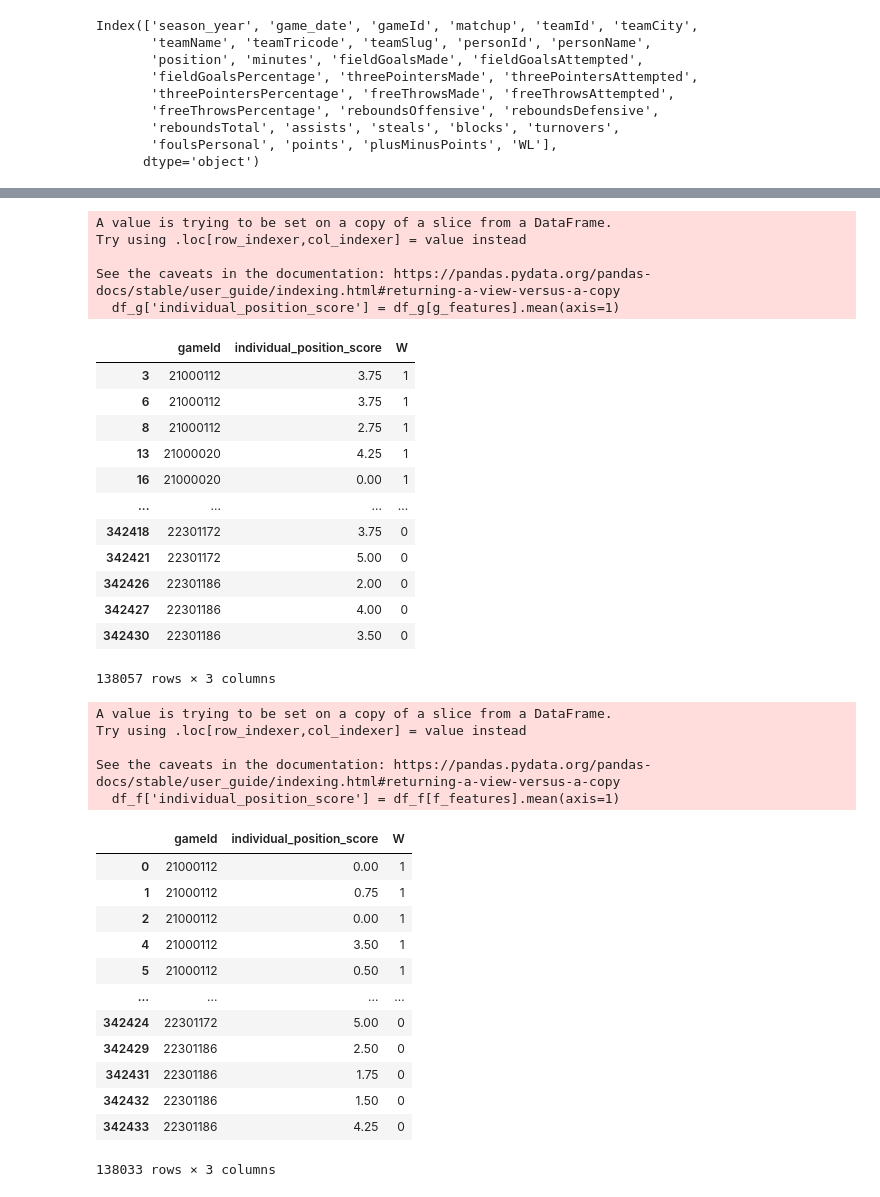
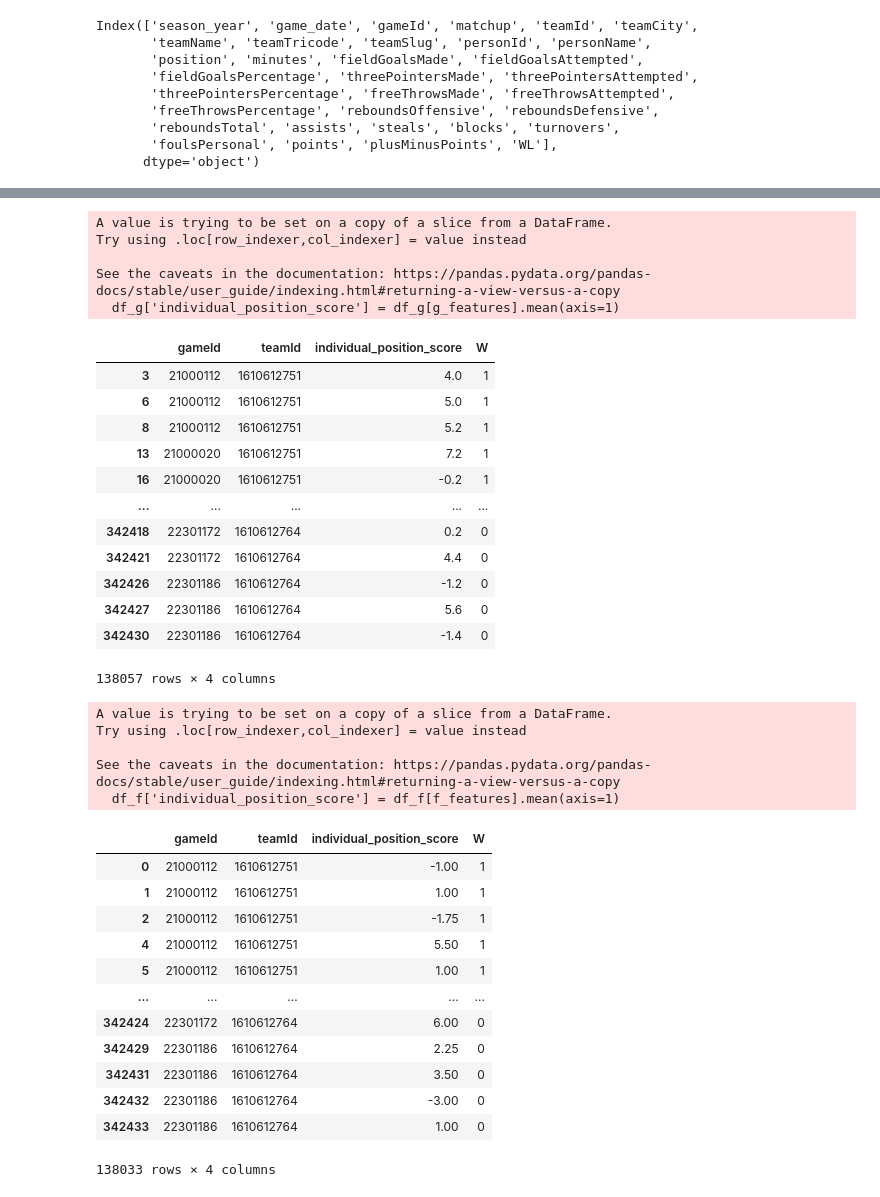
Before and after one commit to SiddiJr/NBA-predictions, a Jupyter notebook: position_scores_logistic_regression.ipynb, the cells around one changed output, grey strips where cells are left out. Cells and saved outputs as stored; diff of their text form; code cells hidden in the pictures.

```diff
--- a/position_scores_logistic_regression.ipynb
+++ b/position_scores_logistic_regression.ipynb
@@ -30,11 +30,11 @@ Index(['season_year', 'game_date', 'gameId', 'matchup', 'teamId', 'teamCity',
        'foulsPersonal', 'points', 'plusMinusPoints', 'WL'],
       dtype='object')
 # %%
-c_features = ['freeThrowsMade', 'reboundsDefensive', 'reboundsOffensive', 'blocks']
+c_features = ['freeThrowsMade', 'reboundsDefensive', 'reboundsOffensive', 'blocks', 'plusMinusPoints']
 
-g_features = ['threePointersAttempted', 'assists', 'steals', 'turnovers']
+g_features = ['threePointersAttempted', 'assists', 'steals', 'turnovers', 'plusMinusPoints']
 
-f_features = ['threePointersAttempted', 'reboundsDefensive', 'steals', 'turnovers']
+f_features = ['threePointersAttempted', 'reboundsDefensive', 'steals', 'plusMinusPoints']
 # %%
 # Dummificando WL
 df['W'] = df['WL'].map({'W': 1, 'L': 0})
@@ -72,36 +72,36 @@ See the caveats in the documentation: https://pandas.pydata.org/pandas-docs/stab
 # %%
 df_g = df[df['position'].str.count('G') > 0]
 
 df_g['individual_position_score'] = df_g[g_features].mean(axis=1)
 
-df_g = df_g[['gameId', 'individual_position_score', 'W']]
+df_g = df_g[['gameId', 'teamId', 'individual_position_score', 'W']]
 
 df_g
 # %% [output]
 A value is trying to be set on a copy of a slice from a DataFrame.
 Try using .loc[row_indexer,col_indexer] = value instead
 
 See the caveats in the documentation: https://pandas.pydata.org/pandas-docs/stable/user_guide/indexing.html#returning-a-view-versus-a-copy
   df_g['individual_position_score'] = df_g[g_features].mean(axis=1)
-|  | gameId | individual_position_score | W |
-| 3 | 21000112 | 3.75 | 1 |
-| 6 | 21000112 | 3.75 | 1 |
-| 8 | 21000112 | 2.75 | 1 |
-| 13 | 21000020 | 4.25 | 1 |
-| 16 | 21000020 | 0.00 | 1 |
-| ... | ... | ... | ... |
-| 342418 | 22301172 | 3.75 | 0 |
-| 342421 | 22301172 | 5.00 | 0 |
-| 342426 | 22301186 | 2.00 | 0 |
-| 342427 | 22301186 | 4.00 | 0 |
-| 342430 | 22301186 | 3.50 | 0 |
+|  | gameId | teamId | individual_position_score | W |
+| 3 | 21000112 | 1610612751 | 4.0 | 1 |
+| 6 | 21000112 | 1610612751 | 5.0 | 1 |
+| 8 | 21000112 | 1610612751 | 5.2 | 1 |
+| 13 | 21000020 | 1610612751 | 7.2 | 1 |
+| 16 | 21000020 | 1610612751 | -0.2 | 1 |
+| ... | ... | ... | ... | ... |
+| 342418 | 22301172 | 1610612764 | 0.2 | 0 |
+| 342421 | 22301172 | 1610612764 | 4.4 | 0 |
+| 342426 | 22301186 | 1610612764 | -1.2 | 0 |
+| 342427 | 22301186 | 1610612764 | 5.6 | 0 |
+| 342430 | 22301186 | 1610612764 | -1.4 | 0 |
-138057 rows × 3 columns
+138057 rows × 4 columns
 # %%
 df_f = df[df['position'].str.count('F') > 0]
 
 df_f['individual_position_score'] = df_f[f_features].mean(axis=1)
 
-df_f = df_f[['gameId', 'individual_position_score', 'W']]
+df_f = df_f[['gameId', 'teamId', 'individual_position_score', 'W']]
 
 df_f
 # %% [output]
@@ -110,17 +110,17 @@ Try using .loc[row_indexer,col_indexer] = value instead
 
 See the caveats in the documentation: https://pandas.pydata.org/pandas-docs/stable/user_guide/indexing.html#returning-a-view-versus-a-copy
   df_f['individual_position_score'] = df_f[f_features].mean(axis=1)
-|  | gameId | individual_position_score | W |
-| 0 | 21000112 | 0.00 | 1 |
-| 1 | 21000112 | 0.75 | 1 |
-| 2 | 21000112 | 0.00 | 1 |
-| 4 | 21000112 | 3.50 | 1 |
-| 5 | 21000112 | 0.50 | 1 |
-| ... | ... | ... | ... |
-| 342424 | 22301172 | 5.00 | 0 |
-| 342429 | 22301186 | 2.50 | 0 |
-| 342431 | 22301186 | 1.75 | 0 |
-| 342432 | 22301186 | 1.50 | 0 |
-| 342433 | 22301186 | 4.25 | 0 |
+|  | gameId | teamId | individual_position_score | W |
+| 0 | 21000112 | 1610612751 | -1.00 | 1 |
+| 1 | 21000112 | 1610612751 | 1.00 | 1 |
+| 2 | 21000112 | 1610612751 | -1.75 | 1 |
+| 4 | 21000112 | 1610612751 | 5.50 | 1 |
+| 5 | 21000112 | 1610612751 | 1.00 | 1 |
+| ... | ... | ... | ... | ... |
+| 342424 | 22301172 | 1610612764 | 6.00 | 0 |
+| 342429 | 22301186 | 1610612764 | 2.25 | 0 |
+| 342431 | 22301186 | 1610612764 | 3.50 | 0 |
+| 342432 | 22301186 | 1610612764 | -3.00 | 0 |
+| 342433 | 22301186 | 1610612764 | 1.00 | 0 |
-138033 rows × 3 columns
+138033 rows × 4 columns
 # %%
```
Also changed, not shown: parts of 7 cells of this notebook.
